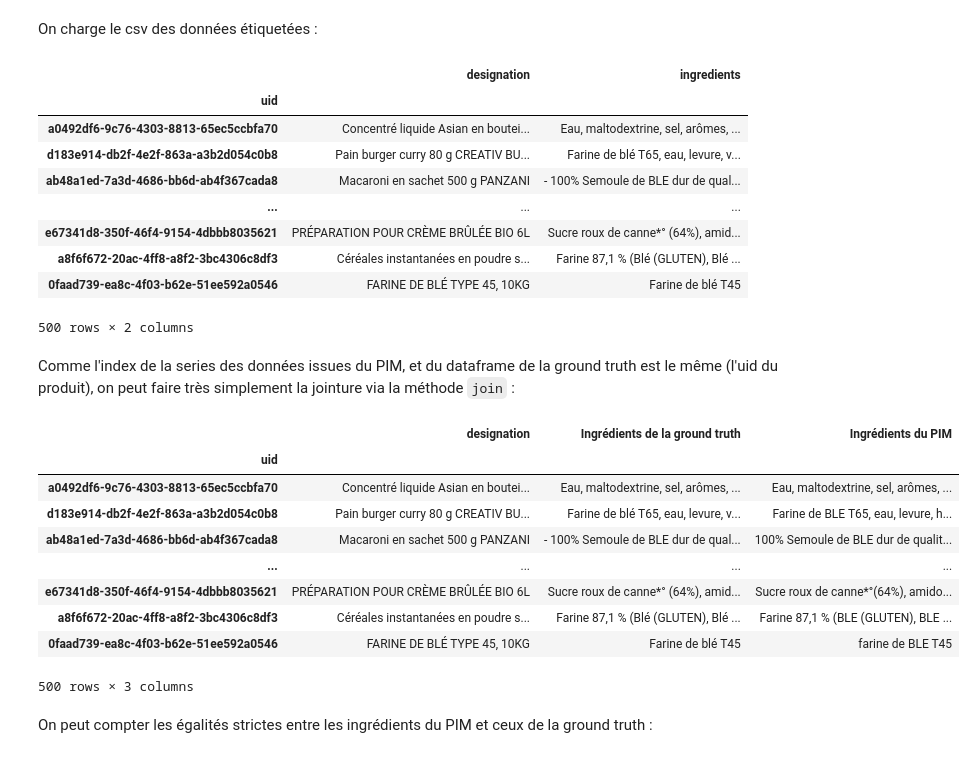
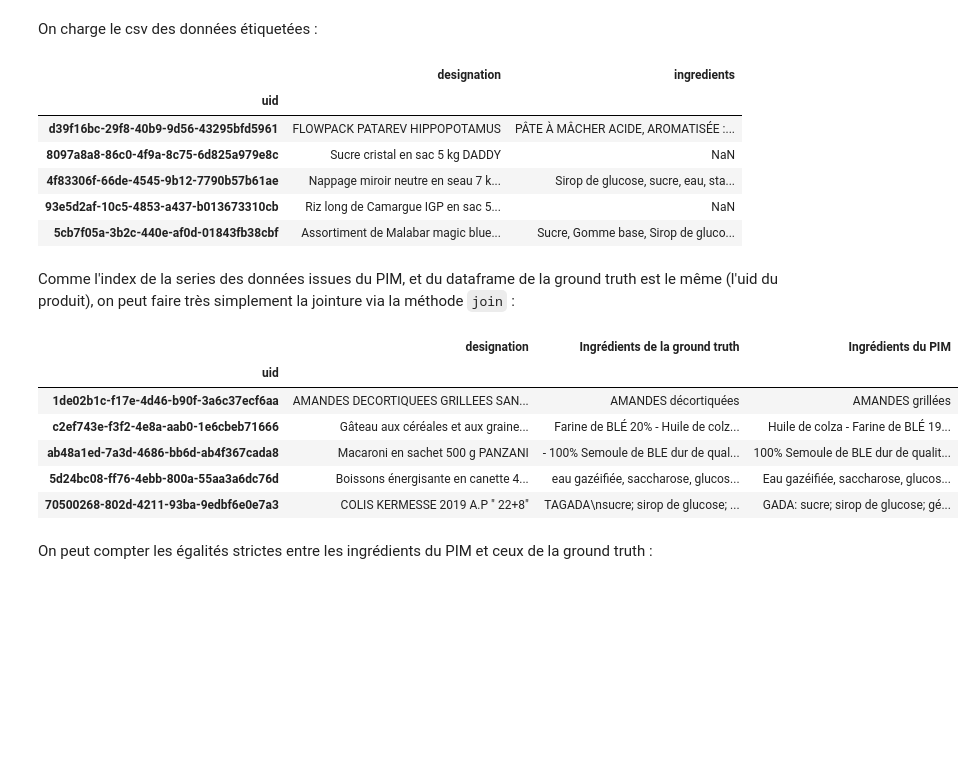
Before and after one commit to UltraDiuve/PIM-Recognizer, a Jupyter notebook: report/notebooks/ground_truth_constitution.ipynb, the cells around one changed output. Saved outputs shown, nothing was run; the diff lists cells and outputs as text; code cells hidden in the pictures; blank space fills up the shorter version.

```diff
--- a/report/notebooks/ground_truth_constitution.ipynb
+++ b/report/notebooks/ground_truth_constitution.ipynb
@@ -228,38 +204,33 @@ df_gt = pd.read_csv(os.path.join('..', '..', 'ground_truth', 'manually_labelled_
                     sep=';',
                     encoding='latin-1',
                     index_col='uid')
-df_gt
+df_gt.sample(5)
 # %% [output]
 |  | designation | ingredients |
 | uid |  |  |
-| a0492df6-9c76-4303-8813-65ec5ccbfa70 | Concentré liquide Asian en boutei... | Eau, maltodextrine, sel, arômes, ... |
-| d183e914-db2f-4e2f-863a-a3b2d054c0b8 | Pain burger curry 80 g CREATIV BU... | Farine de blé T65, eau, levure, v... |
-| ab48a1ed-7a3d-4686-bb6d-ab4f367cada8 | Macaroni en sachet 500 g PANZANI | - 100% Semoule de BLE dur de qual... |
-| ... | ... | ... |
-| e67341d8-350f-46f4-9154-4dbbb8035621 | PRÉPARATION POUR CRÈME BRÛLÉE BIO 6L | Sucre roux de canne*° (64%), amid... |
-| a8f6f672-20ac-4ff8-a8f2-3bc4306c8df3 | Céréales instantanées en poudre s... | Farine 87,1 % (Blé (GLUTEN), Blé ... |
-| 0faad739-ea8c-4f03-b62e-51ee592a0546 | FARINE DE BLÉ TYPE 45, 10KG | Farine de blé T45 |
+| d39f16bc-29f8-40b9-9d56-43295bfd5961 | FLOWPACK PATAREV HIPPOPOTAMUS | PÂTE À MÂCHER ACIDE, AROMATISÉE :... |
+| 8097a8a8-86c0-4f9a-8c75-6d825a979e8c | Sucre cristal en sac 5 kg DADDY | NaN |
+| 4f83306f-66de-4545-9b12-7790b57b61ae | Nappage miroir neutre en seau 7 k... | Sirop de glucose, sucre, eau, sta... |
+| 93e5d2af-10c5-4853-a437-b013673310cb | Riz long de Camargue IGP en sac 5... | NaN |
+| 5cb7f05a-3b2c-440e-af0d-01843fb38cbf | Assortiment de Malabar magic blue... | Sucre, Gomme base, Sirop de gluco... |
-500 rows × 2 columns
 # %% [markdown]
-Comme l'index de la series des données issues du PIM, et du dataframe de la ground truth est le même (l'uid du produit), on peut faire très simplement la jointure via la méthode `join` :
+Comme l'index de la series des données issues du PIM, et du dataframe de la ground truth est le même (l'uid du produit), on
+peut faire très simplement la jointure via la méthode `join` :
 # %%
 merged = (df_gt.join(pim_ds)
                .rename({'ingredients': 'Ingrédients de la ground truth',
                         'properties.pprodc:ingredientsList': 'Ingrédients du PIM'},
                        axis=1)
          )
-merged
+merged.sample(5)
 # %% [output]
 |  | designation | Ingrédients de la ground truth | Ingrédients du PIM |
 | uid |  |  |  |
-| a0492df6-9c76-4303-8813-65ec5ccbfa70 | Concentré liquide Asian en boutei... | Eau, maltodextrine, sel, arômes, ... | Eau, maltodextrine, sel, arômes, ... |
-| d183e914-db2f-4e2f-863a-a3b2d054c0b8 | Pain burger curry 80 g CREATIV BU... | Farine de blé T65, eau, levure, v... | Farine de BLE T65, eau, levure, h... |
+| 1de02b1c-f17e-4d46-b90f-3a6c37ecf6aa | AMANDES DECORTIQUEES GRILLEES SAN... | AMANDES décortiquées | AMANDES grillées |
+| c2ef743e-f3f2-4e8a-aab0-1e6cbeb71666 | Gâteau aux céréales et aux graine... | Farine de BLÉ 20% - Huile de colz... | Huile de colza - Farine de BLÉ 19... |
 | ab48a1ed-7a3d-4686-bb6d-ab4f367cada8 | Macaroni en sachet 500 g PANZANI | - 100% Semoule de BLE dur de qual... | 100% Semoule de BLE dur de qualit... |
-| ... | ... | ... | ... |
-| e67341d8-350f-46f4-9154-4dbbb8035621 | PRÉPARATION POUR CRÈME BRÛLÉE BIO 6L | Sucre roux de canne*° (64%), amid... | Sucre roux de canne*°(64%), amido... |
-| a8f6f672-20ac-4ff8-a8f2-3bc4306c8df3 | Céréales instantanées en poudre s... | Farine 87,1 % (Blé (GLUTEN), Blé ... | Farine 87,1 % (BLE (GLUTEN), BLE ... |
-| 0faad739-ea8c-4f03-b62e-51ee592a0546 | FARINE DE BLÉ TYPE 45, 10KG | Farine de blé T45 | farine de BLE T45 |
+| 5d24bc08-ff76-4ebb-800a-55aa3a6dc76d | Boissons énergisante en canette 4... | eau gazéifiée, saccharose, glucos... | Eau gazéifiée, saccharose, glucos... |
+| 70500268-802d-4211-93ba-9edbf6e0e7a3 | COLIS KERMESSE 2019 A.P " 22+8" | TAGADA\nsucre; sirop de glucose; ... | GADA: sucre; sirop de glucose; gé... |
-500 rows × 3 columns
 # %% [markdown]
 On peut compter les égalités strictes entre les ingrédients du PIM et ceux de la ground truth :
 # %%
```
Also changed, not shown: parts of 19 cells of this notebook.
